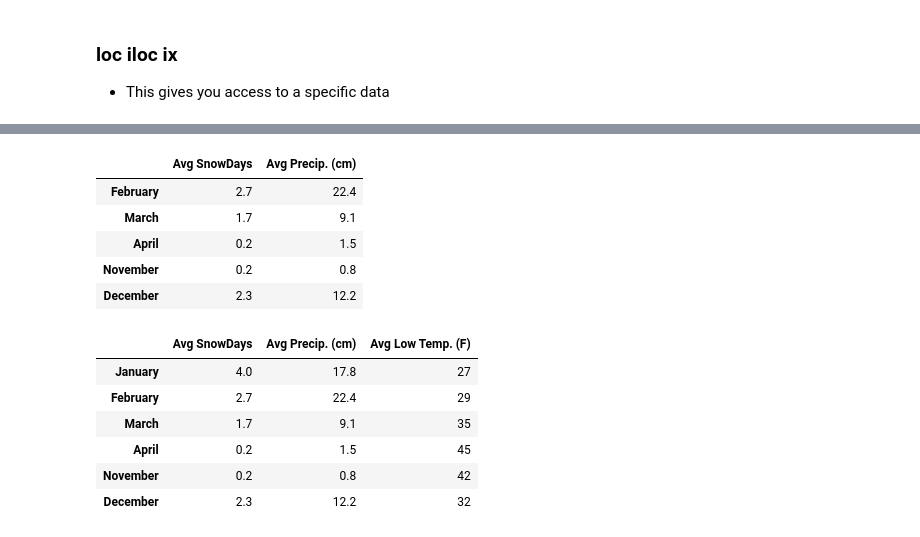
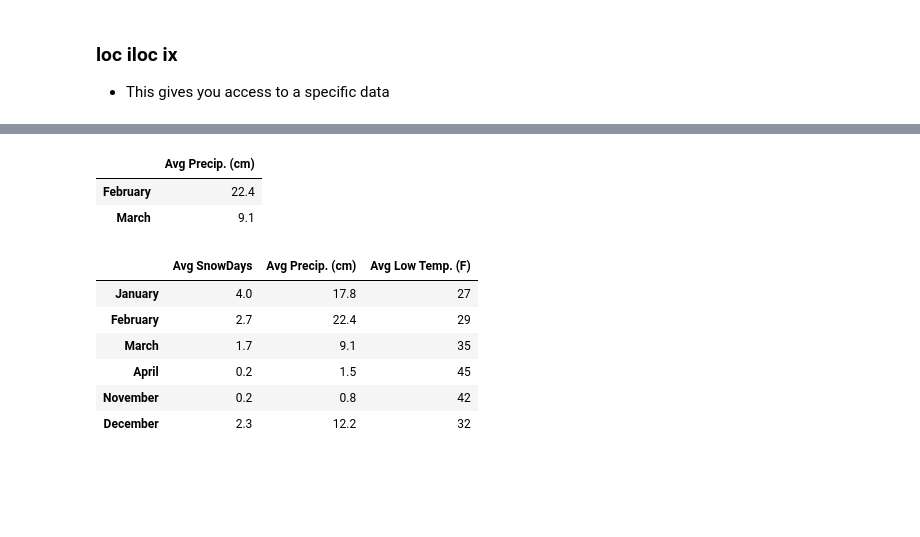
Before and after one commit to edyoda/data-science-ml-foundation-10, a Jupyter notebook: New-5 Pandas - Indexing & Selecting.ipynb, the cells around one changed output, grey strips where cells are left out. Cells and saved outputs as stored; diff of their text form; code cells hidden in the pictures; blank space fills up the shorter version.

```diff
--- a/New-5 Pandas - Indexing & Selecting.ipynb
+++ b/New-5 Pandas - Indexing & Selecting.ipynb
@@ -245,13 +230,10 @@ NYC_SnowAvgs_index.iloc[1:4]
 # %%
 #First element is row, next one is column
-NYC_SnowAvgs_index.iloc[1:,:2]
+NYC_SnowAvgs_index.iloc[1:3,1:2]
 # %% [output]
-|  | Avg SnowDays | Avg Precip. (cm) |
-| February | 2.7 | 22.4 |
-| March | 1.7 | 9.1 |
-| April | 0.2 | 1.5 |
-| November | 0.2 | 0.8 |
-| December | 2.3 | 12.2 |
+|  | Avg Precip. (cm) |
+| February | 22.4 |
+| March | 9.1 |
 # %%
 NYC_SnowAvgs_index
 # %% [output]
```
Also changed, not shown: parts of 35 cells of this notebook, 2 other files.
